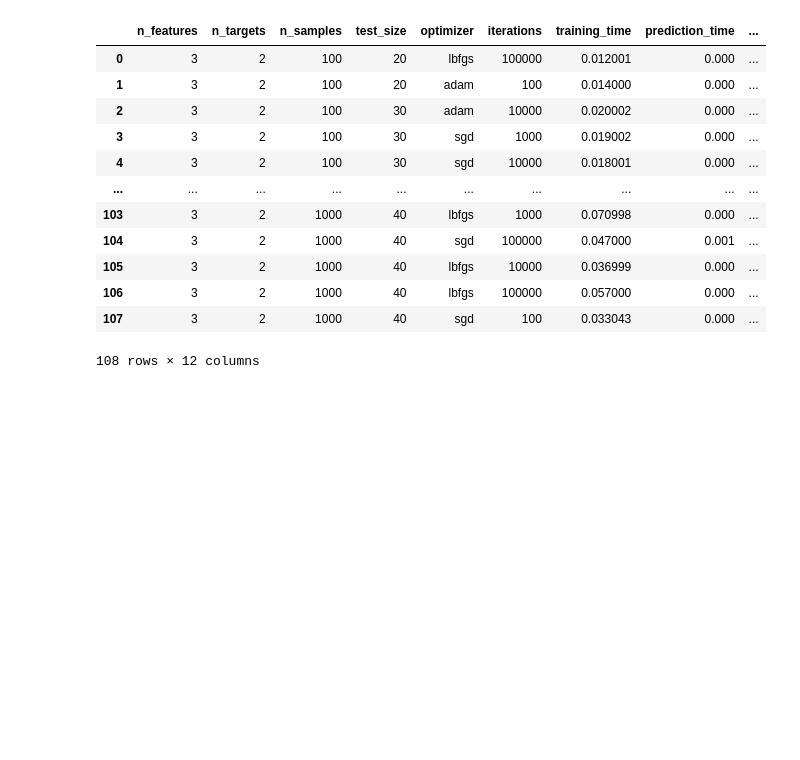
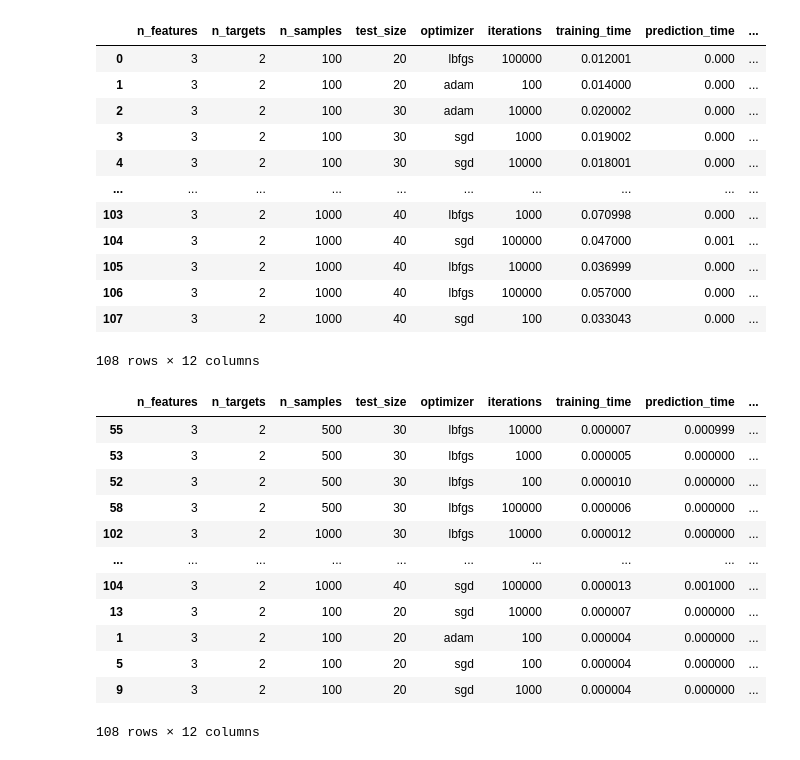
Before and after one commit to 0xLR/quantum_multitarget_regressor, a Jupyter notebook: results/analysis-classical-all-metrics.ipynb, the cells around one changed output. Cells and saved outputs as stored; diff of their text form; code cells hidden in the pictures; blank space fills up the shorter version.

```diff
--- a/results/analysis-classical-all-metrics.ipynb
+++ b/results/analysis-classical-all-metrics.ipynb
@@ -33,6 +33,23 @@ df
 | 106 | 3 | 2 | 1000 | 40 | lbfgs | 100000 | 0.057000 | 0.000 | ... |
 | 107 | 3 | 2 | 1000 | 40 | sgd | 100 | 0.033043 | 0.000 | ... |
 108 rows × 12 columns
+# %%
+df['training_time'] = df['training_time'].divide(3600)
+df.sort_values(['r2'], ascending=False)
+# %% [output]
+|  | n_features | n_targets | n_samples | test_size | optimizer | iterations | training_time | prediction_time | ... |
+| 55 | 3 | 2 | 500 | 30 | lbfgs | 10000 | 0.000007 | 0.000999 | ... |
+| 53 | 3 | 2 | 500 | 30 | lbfgs | 1000 | 0.000005 | 0.000000 | ... |
+| 52 | 3 | 2 | 500 | 30 | lbfgs | 100 | 0.000010 | 0.000000 | ... |
+| 58 | 3 | 2 | 500 | 30 | lbfgs | 100000 | 0.000006 | 0.000000 | ... |
+| 102 | 3 | 2 | 1000 | 30 | lbfgs | 10000 | 0.000012 | 0.000000 | ... |
+| ... | ... | ... | ... | ... | ... | ... | ... | ... | ... |
+| 104 | 3 | 2 | 1000 | 40 | sgd | 100000 | 0.000013 | 0.001000 | ... |
+| 13 | 3 | 2 | 100 | 20 | sgd | 10000 | 0.000007 | 0.000000 | ... |
+| 1 | 3 | 2 | 100 | 20 | adam | 100 | 0.000004 | 0.000000 | ... |
+| 5 | 3 | 2 | 100 | 20 | sgd | 100 | 0.000004 | 0.000000 | ... |
+| 9 | 3 | 2 | 100 | 20 | sgd | 1000 | 0.000004 | 0.000000 | ... |
+108 rows × 12 columns
 # %%
 sample_sizes = [100, 500, 1000]
 test_sizes = [20, 30, 40]
```
Also changed, not shown: parts of 2 cells of this notebook, 1 other file.
